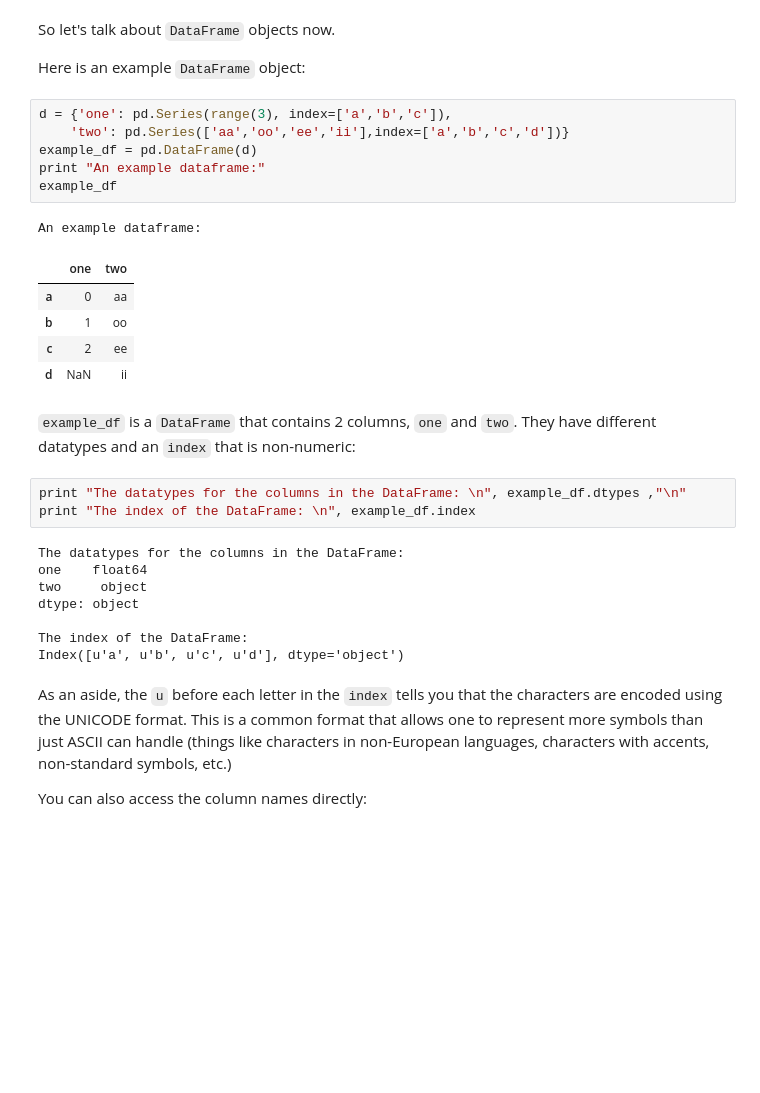
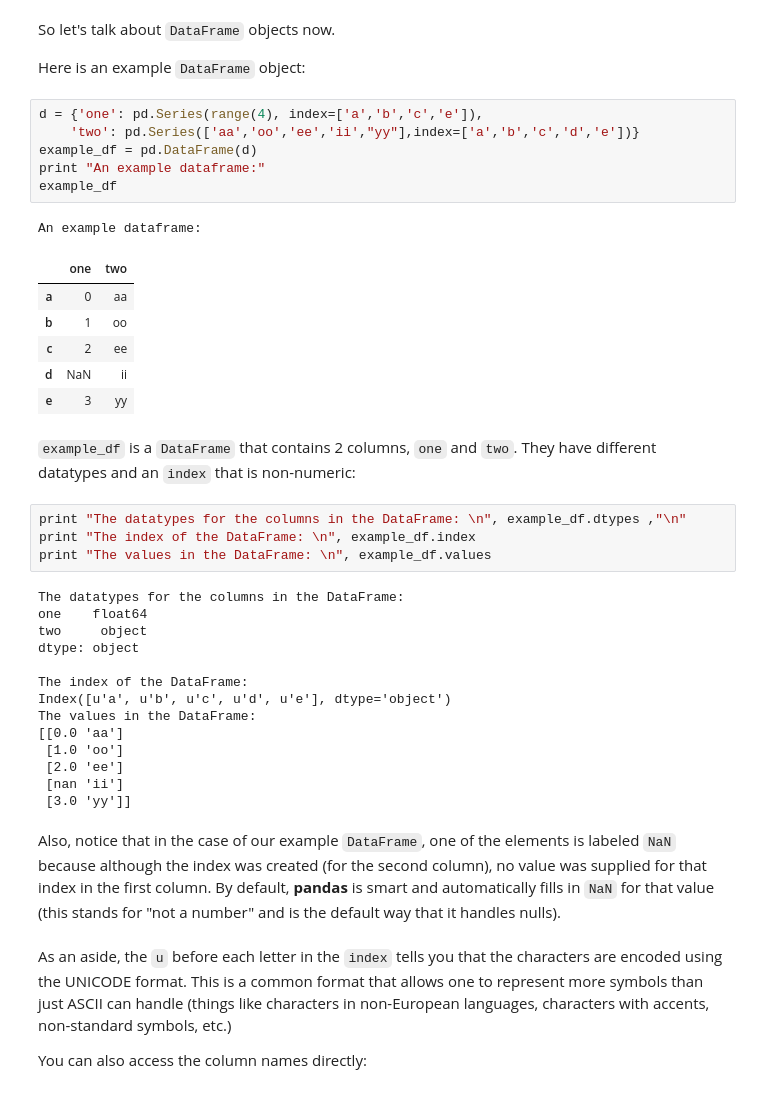
Before and after one commit to learn-co-students/intro-datascience-workshop-dumbo-web-080519, a Jupyter notebook: weekend1/Lesson 1 - Introducing pandas basic functionality.ipynb, the cells around one changed output. Saved outputs shown, nothing was run; the diff lists cells and outputs as text; blank space fills up the shorter version.

```diff
--- a/weekend1/Lesson 1 - Introducing pandas basic functionality.ipynb
+++ b/weekend1/Lesson 1 - Introducing pandas basic functionality.ipynb
@@ -142,23 +142,25 @@ So let's talk about `DataFrame` objects now.
 
 Here is an example `DataFrame` object:
 # %%
-d = {'one': pd.Series(range(3), index=['a','b','c']),
-    'two': pd.Series(['aa','oo','ee','ii'],index=['a','b','c','d'])}
+d = {'one': pd.Series(range(4), index=['a','b','c','e']),
+    'two': pd.Series(['aa','oo','ee','ii',"yy"],index=['a','b','c','d','e'])}
 example_df = pd.DataFrame(d)
 print "An example dataframe:"
 example_df
 # %% [output]
 An example dataframe:
 |  | one | two |
 | a | 0 | aa |
 | b | 1 | oo |
 | c | 2 | ee |
 | d | NaN | ii |
+| e | 3 | yy |
 # %% [markdown]
 `example_df` is a `DataFrame` that contains 2 columns, `one` and `two`. They have different datatypes and an `index` that is non-numeric:
 # %%
 print "The datatypes for the columns in the DataFrame: \n", example_df.dtypes ,"\n"
 print "The index of the DataFrame: \n", example_df.index
+print "The values in the DataFrame: \n", example_df.values
 # %% [output]
 The datatypes for the columns in the DataFrame:
 one    float64
@@ -166,7 +168,15 @@ two     object
 dtype: object
 
 The index of the DataFrame:
-Index([u'a', u'b', u'c', u'd'], dtype='object')
+Index([u'a', u'b', u'c', u'd', u'e'], dtype='object')
+The values in the DataFrame:
+[[0.0 'aa']
+ [1.0 'oo']
+ [2.0 'ee']
+ [nan 'ii']
+ [3.0 'yy']]
+# %% [markdown]
+Also, notice that in the case of our example `DataFrame`, one of the elements is labeled `NaN` because although the index was created (for the second column), no value was supplied for that index in the first column. By default, **pandas** is smart and automatically fills in `NaN` for that value (this stands for "not a number" and is the default way that it handles nulls).
 # %% [markdown]
 As an aside, the `u` before each letter in the `index` tells you that the characters are encoded using the UNICODE format. This is a common format that allows one to represent more symbols than just ASCII can handle (things like characters in non-European languages, characters with accents, non-standard symbols, etc.)
 
```
Also changed, not shown: parts of 19 cells of this notebook, 6 other files.
